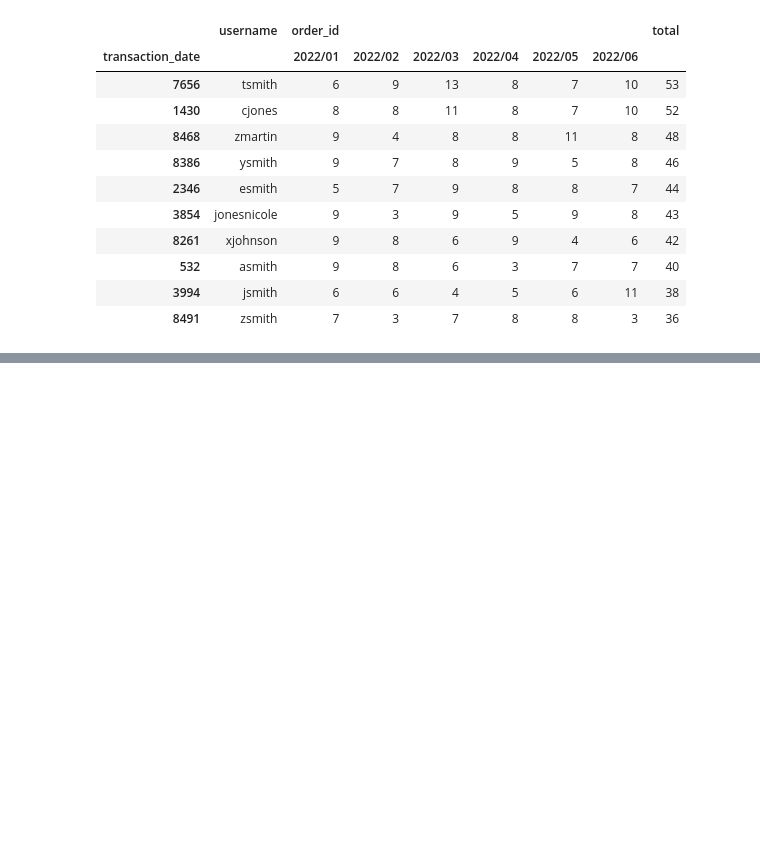
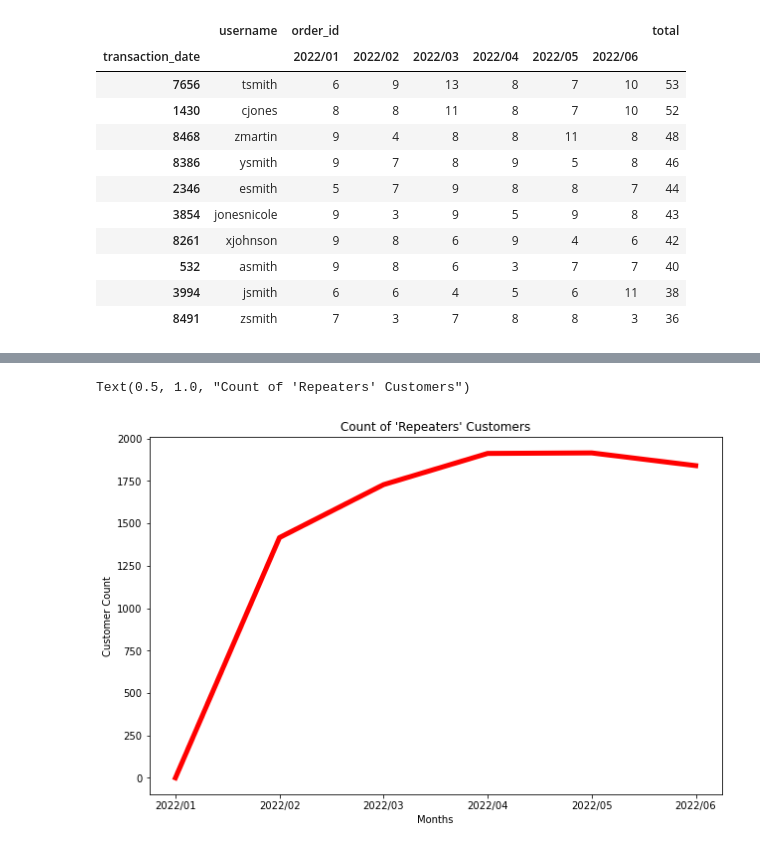
Before and after one commit to tobIsokenobi/itmgt25, a Jupyter notebook: adhoc/Customer.ipynb, the cells around one changed output, grey strips where cells are left out. Saved outputs shown, nothing was run; the diff lists cells and outputs as text; code cells hidden in the pictures; blank space fills up the shorter version.

```diff
--- a/adhoc/Customer.ipynb
+++ b/adhoc/Customer.ipynb
@@ -170,0 +179,10 @@ plt.xticks(rotation = 30)
+# %%
+fig=plt.figure(figsize=(8,5))
+ax = fig.add_axes([0,0,1,1])
+ax.plot(months_array, inactive_count, label = "Inactive", color = "red", linewidth = 5)
+plt.xlabel("Months")
+plt.ylabel("Customer Count")
+plt.title("Count of 'Repeaters' Customers")
+# %% [output]
+Text(0.5, 1.0, "Count of 'Repeaters' Customers")
+[figure, added]
```
Also changed, not shown: parts of 9 cells of this notebook, 1 other file.
